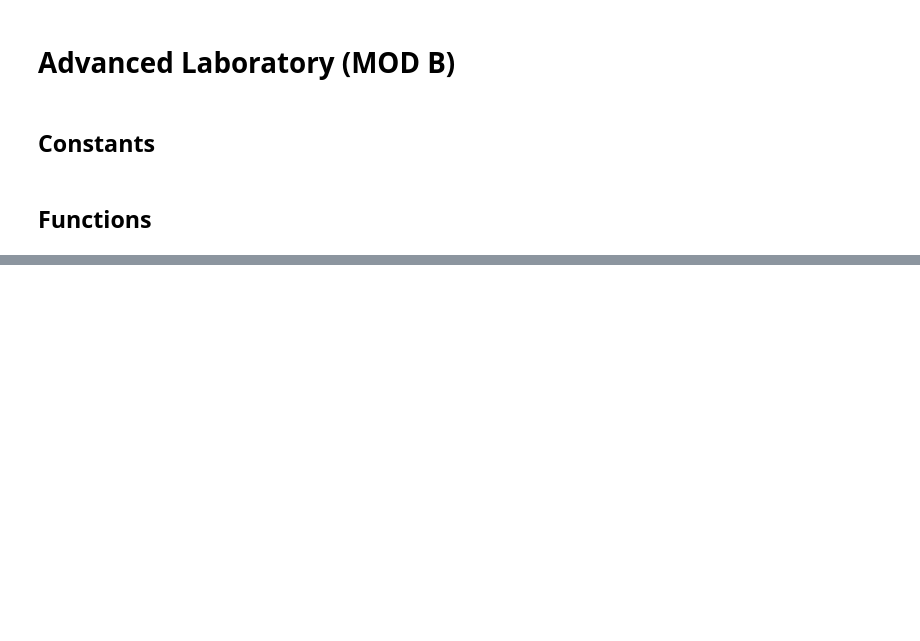
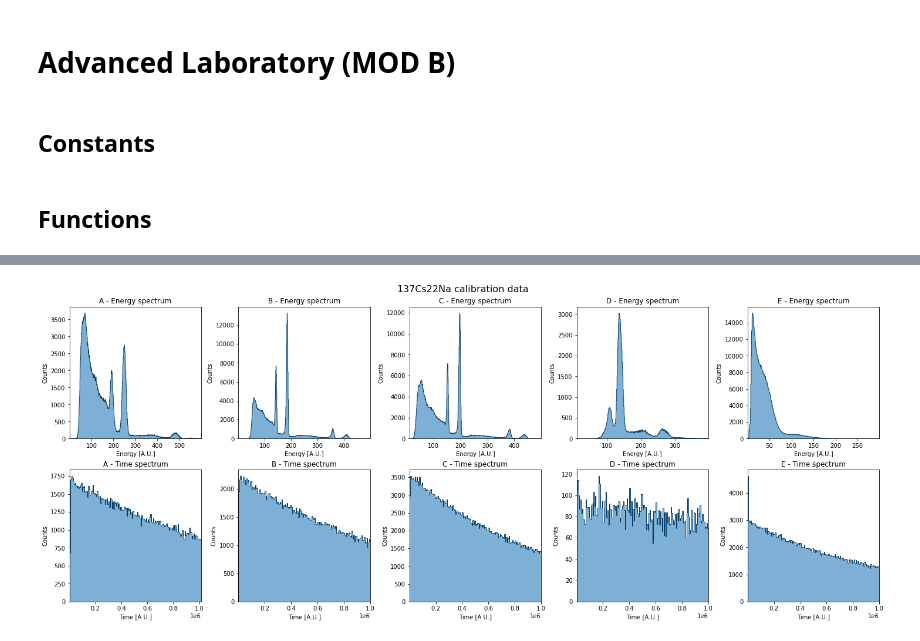
Before and after one commit to niklai99/advanced-laboratory, a Jupyter notebook: cn-calib/eda.ipynb, the cells around one changed output, grey strips where cells are left out. Saved outputs shown, nothing was run; the diff lists cells and outputs as text; code cells hidden in the pictures; blank space fills up the shorter version.

Commit message:
uploading preliminary spectra

```diff
--- a/cn-calib/eda.ipynb
+++ b/cn-calib/eda.ipynb
@@ -14,8 +15,15 @@ import glob
 # %%
 # path to data files
 DATA_PATH = "./data/"
+PLOT_PATH = "./plots/"
 
 CALIBRATIONS = ("137Cs22Na", "60Co", "137Cs", "22Na", "133Ba")
+DATA_PREFIX  = "HcompassF_"
+
+DETECTORS = ("A", "B", "C", "D", "E")
+
+SAVEFIG = False
+FILE_EXT = ".pdf"
 # %% [markdown]
 ## Functions
 # %%
@@ -32,4 +39,0 @@ def create_datasets(file_name):
-# %%
-calib_name = CALIBRATIONS[0]
-file_name  = glob.glob(f"{DATA_PATH}/*{calib_name}*")[0]
-print(file_name)
@@ -41,0 +40,69 @@ a, b, c, d, e = create_datasets(file_name)
+# %%
+x_masks_left = [
+    [0, 0, 10, 10, 0],  # 137Cs22Na
+    [0, 0, 10, 10, 0],  # 60Co
+    [0, 10, 10, 10, 0], # 137Cs
+    [0, 0, 10, 10, 10], # 22Na
+    [20, 0, 20, 10, 0]  # 133Ba
+]
+
+x_masks_right = [
+    [600, 500, 500, 400, 300], # 137Cs22Na
+    [650, 600, 550, 500, 300], # 60Co
+    [800, 500, 300, 400, 300], # 137Cs
+    [800, 500, 300, 400, 300], # 22Na
+    [500, 500, 500, 300, 300]  # 133Ba
+]
+
+for j, calib_name in enumerate(CALIBRATIONS):
+
+    file_name  = glob.glob(f"{DATA_PATH}/{DATA_PREFIX}{calib_name}_calibration*")[0]
+
+    a, b, c, d, e = create_datasets(file_name)
+
+    data_detectors = [a, b, c, d, e]
+
+    fig = plt.figure(figsize=(20, 8), constrained_layout=True)
+    fig.suptitle(f"{calib_name} calibration data", fontsize=16)
+
+    for i, data in enumerate(data_detectors):
+
+        e_bincenters = data.energy[0]
+        e_binheights = data.energy[1]
+        t_bincenters = data.time[0]
+        t_binheights = data.time[1]
+
+        e_filter = (e_bincenters > x_masks_left[j][i]) & (e_bincenters < x_masks_right[j][i])
+        ax1 = plot_energy_spectrum(
+            x             = e_bincenters,
+            y             = e_binheights,
+            energy_filter = e_filter,
+            bins          = e_bincenters[e_filter],
+            fig           = fig,
+            title         = f"{DETECTORS[i]} - Energy spectrum",
+            xlabel        = "Energy [A.U.]",
+            nrows         = 2,
+            ncols         = 5,
+            idx           = 1+i
+        )
+        ax2 = plot_time_spectrum(
+            x      = t_bincenters,
+            y      = t_binheights,
+            bins   = 150,
+            fig    = fig,
+            title  = f"{DETECTORS[i]} - Time spectrum",
+            xlabel = "Time [A.U.]",
+            nrows  = 2,
+            ncols  = 5,
+            idx    = 6+i
+        )
+
+    if SAVEFIG:
+        folder = "calib-spectra"
+        if not os.path.exists(f"{PLOT_PATH}/{folder}/"):
+            os.makedirs(f"{PLOT_PATH}/{folder}/")
+        plt.savefig(f"{PLOT_PATH}/{folder}/{calib_name}_spectra{FILE_EXT}", facecolor='w', edgecolor='w', transparent=False, dpi=300, bbox_inches='tight', pad_inches=0.1)
+
+    plt.show()
+# %% [output]
+[figure, added]
```
Also changed, not shown: parts of 6 cells of this notebook, 11 other files.
